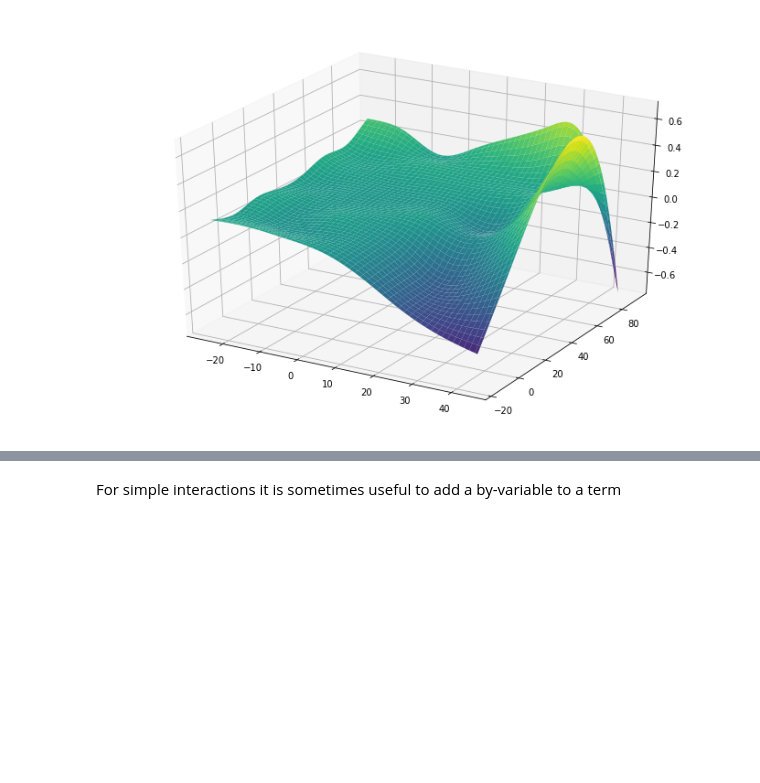
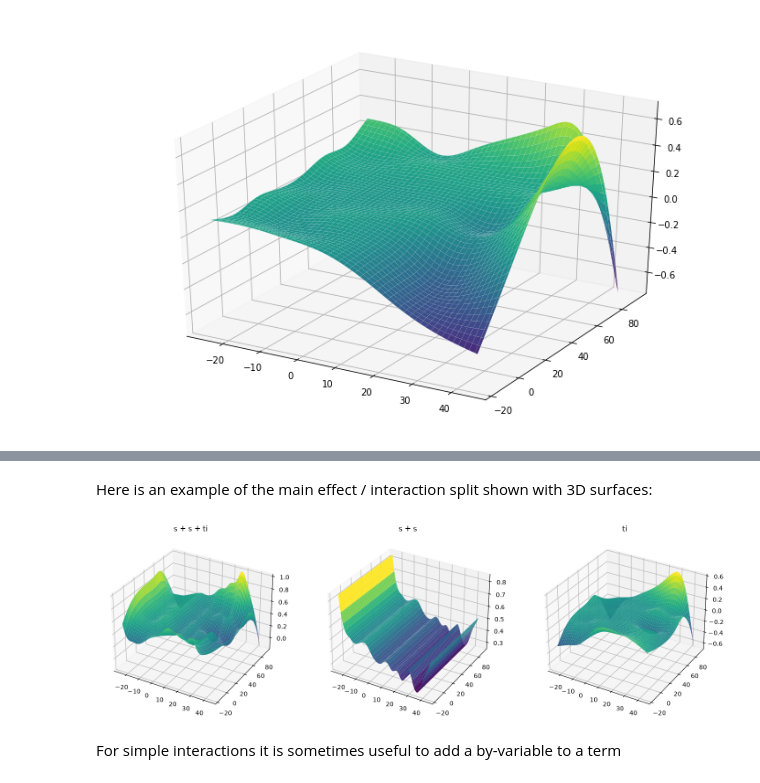
Before and after one commit to dswah/pyGAM, a Jupyter notebook: docs/notebooks/tour_of_pygam.ipynb, the cells around one changed output, grey strips where cells are left out. Saved outputs shown, nothing was run; the diff lists cells and outputs as text; code cells hidden in the pictures; blank space fills up the shorter version.

Commit message:
add ti() (tensor interaction term)

```diff
--- a/docs/notebooks/tour_of_pygam.ipynb
+++ b/docs/notebooks/tour_of_pygam.ipynb
@@ -130,0 +134,8 @@ ax.plot_surface(XX[0], XX[1], Z, cmap="viridis")
+# %%
+from pygam import PoissonGAM, s, ti
+from pygam.datasets import chicago
+
+X, y = chicago(return_X_y=True)
+
+gam = PoissonGAM(s(3) + s(1) + ti(3, 1)).fit(X, y)
+gam.summary()
@@ -131,3 +166,18 @@ ax.plot_surface(XX[0], XX[1], Z, cmap="viridis")
+# %% [markdown]
+Here is an example of the main effect / interaction split shown with 3D surfaces:
+# %%
+XX = gam.generate_X_grid(term=2, meshgrid=True)
+s3, s1, ti31 = [gam.partial_dependence(term=i, X=XX, meshgrid=True) for i in range(3)]
+
+fig = plt.figure(figsize=(18, 6))
+for i, (Z, title) in enumerate(
+    [(s3 + s1 + ti31, "s + s + ti"), (s3 + s1, "s + s"), (ti31, "ti")]
+):
+    ax = fig.add_subplot(1, 3, i + 1, projection="3d")
+    ax.plot_surface(XX[0], XX[1], Z, cmap="viridis")
+    ax.set_title(title)
+# %% [output]
+[figure, added]
 # %% [markdown]
 For simple interactions it is sometimes useful to add a by-variable to a term
 # %%
```
Also changed, not shown: parts of 3 cells of this notebook, 4 other files.
